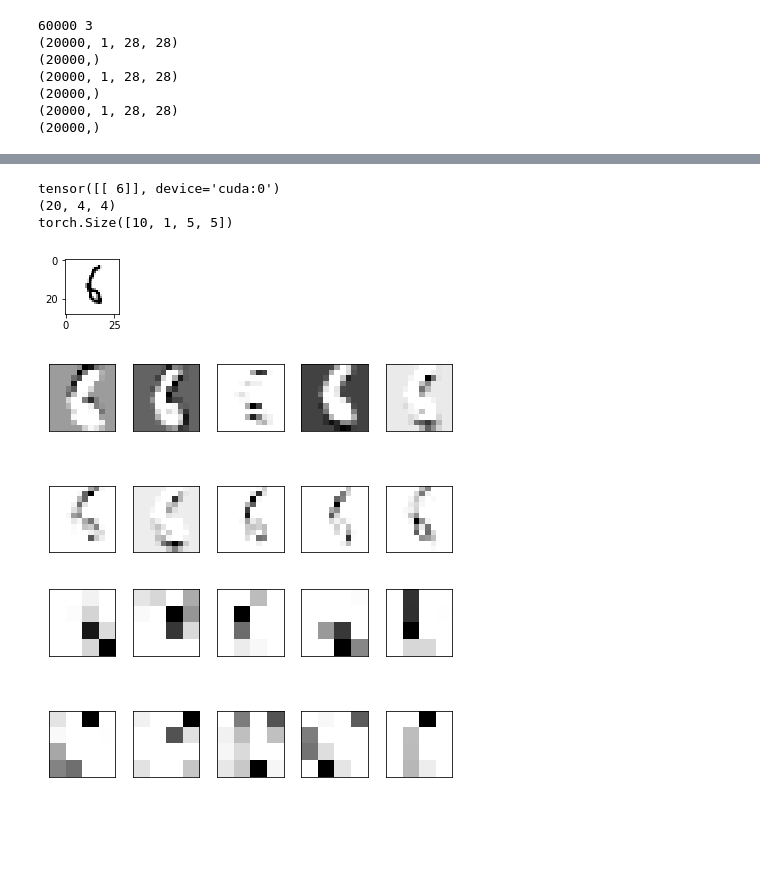
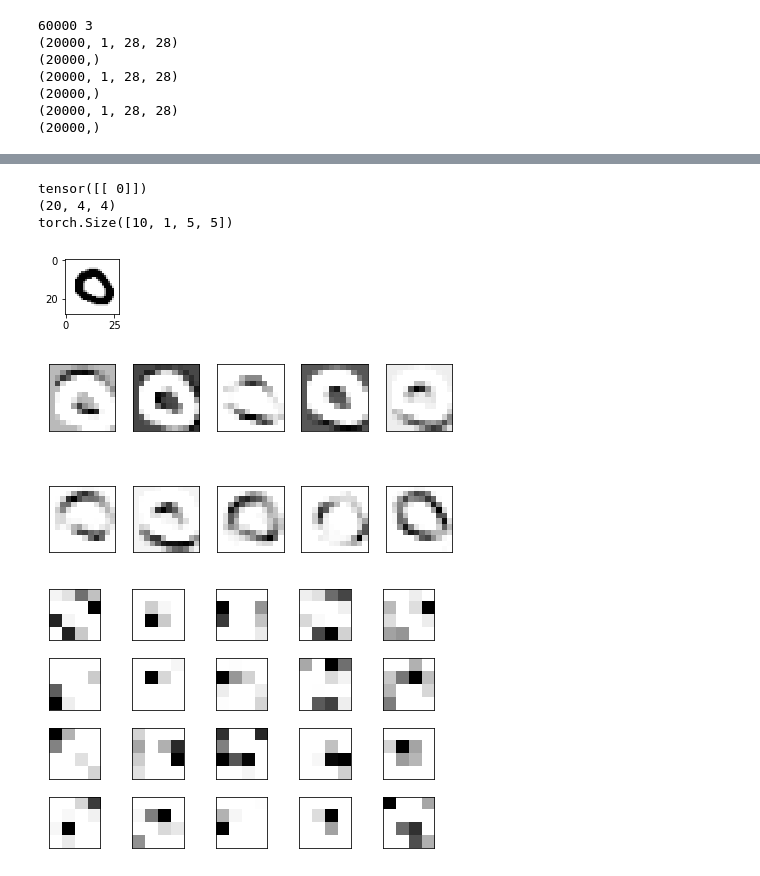
Before and after one commit to andrewhuman/mymnisttest, a Jupyter notebook: nagivate.ipynb, the cells around one changed output, grey strips where cells are left out. Drawn from its saved outputs; the diff is of its cells as text; code cells hidden in the pictures; blank space fills up the shorter version.

```diff
--- a/nagivate.ipynb
+++ b/nagivate.ipynb
@@ -252,8 +205,8 @@ net.double()
 optimizer = optim.SGD(net.parameters(),lr=0.003,momentum=0.9,weight_decay=1e-4)
 # %%
 net.train()
-for epoch in range(50):
-    datas = getnext(train_real,train_y,2)
+for epoch in range(25):
+    datas = getnext(train_real,train_y,64)
     trainloss = 0
 
     for x,y in datas:
@@ -268,5 +221,5 @@ for epoch in range(50):
         optimizer.step()
 
     print('%d  loss: %.3f' % (epoch ,  trainloss))
-torch.save(net,'model_na.pkl')
+torch.save(net,'model.pkl')
 # %% [output]
@@ -290,5 +243,5 @@ torch.save(net,'model_na.pkl')
 # %%
-net = torch.load('model_na.pkl')
+net = torch.load('model.pkl')
 net.to(device)
 net.eval()
 test_loss = 0
@@ -305,8 +258,7 @@ with torch.no_grad():
         correct += pred.eq(labels.view_as(pred)).sum().item()
 #         print(correct)
 
-test_loss
-print('\nTest set: Average loss: {:.4f}, Accuracy: {} ({:.0f}%)\n'.format(
+print('\nTest set: Average loss: {:.4f}, Accuracy: {} ({:.4f}%)\n'.format(
         test_loss, correct,100. * correct / 10000))
 # %% [output]
 10000 312
@@ -315,31 +267,31 @@ Test set: Average loss: 399.8145, Accuracy: 9863 (99%)
 # %%
 net.eval()
 with torch.no_grad():
-    x ,y = train_real[55:56],train_y[55:56]
+    x ,y = train_real[8:9],train_y[8:9]
     inputs, labels = Variable(torch.from_numpy(x)).to(device), Variable(torch.from_numpy(y).long()).to(device)
     output = net(inputs)
     pred = output.max(1,keepdim=True)[1]
     print(pred)
     imgs_relu1 = np.squeeze(net.features['relu1'].cpu().numpy())
     imgs_relu3 = np.squeeze(net.features['relu3'].cpu().numpy())
 #     print(x.shape)
 
     print(imgs_relu3.shape)
 #     print(net.features['relu2'].size())
 #     print(net.features['relu3'].size())
 #     print(net.features['relu4'].size())
 #     print(net.features['flat'].size())
 #     print(imgs_relu1[9])
     print(net.conv1.weight.size())
     img_show(np.squeeze(x))
     imgs_show( imgs_relu1,2,5)
-    imgs_show( imgs_relu3,2,5)
+    imgs_show( imgs_relu3,4,5)
 #     imgs_show(np.squeeze(net.conv1.weight),2,5)
 #     imgs_show(np.squeeze(net.conv2.weight),2,5)
 # %% [output]
-tensor([[ 6]], device='cuda:0')
+tensor([[ 0]])
 (20, 4, 4)
 torch.Size([10, 1, 5, 5])
-[figure, old version]
+[figure, new version]
-[figure, old version]
+[figure, new version]
-[figure, old version]
+[figure, new version]
```
Also changed, not shown: parts of 5 cells of this notebook, 6 other files.
